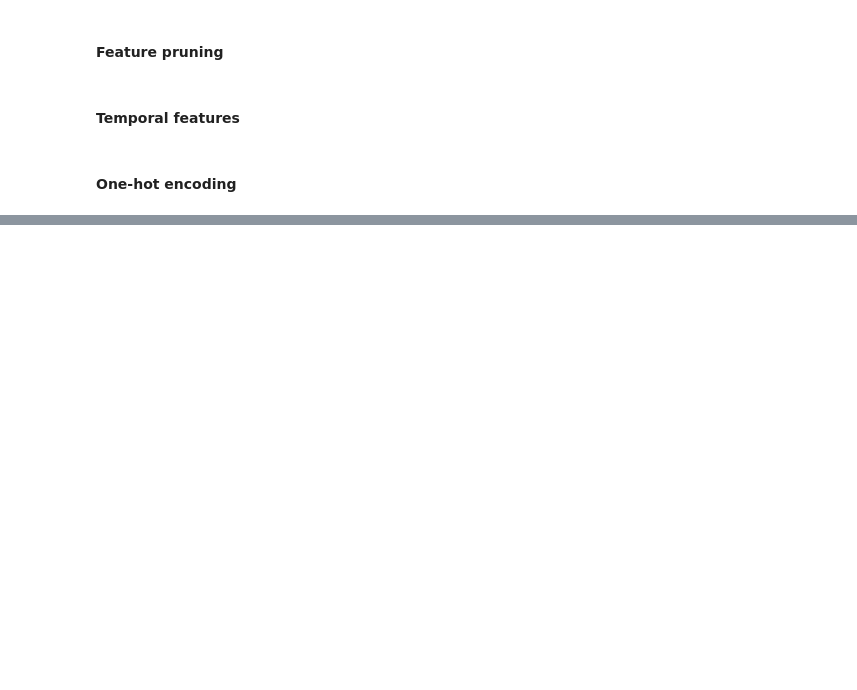
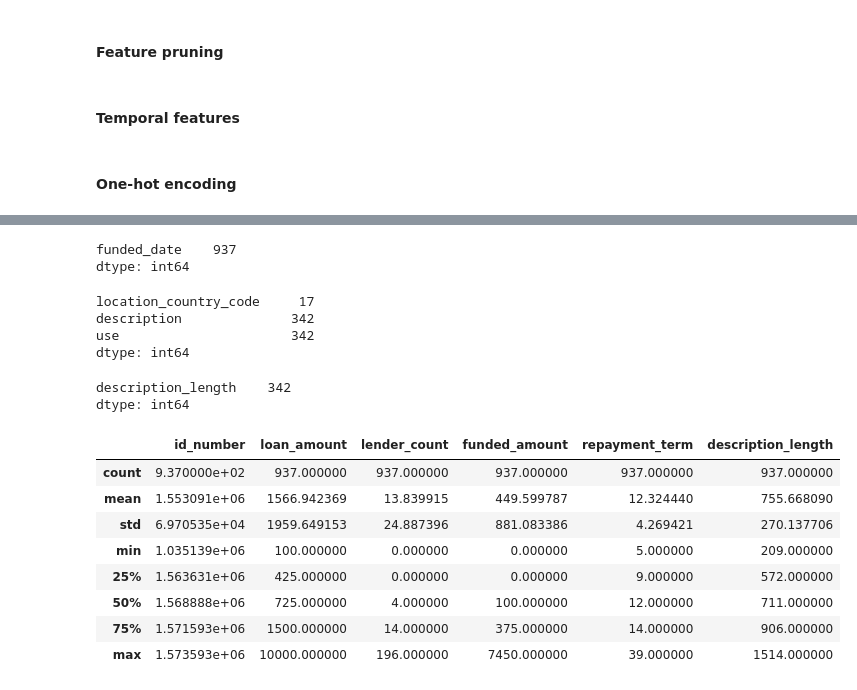
Before and after one commit to jenni4j/ML-from-scratch, a Jupyter notebook: EDA_Template.ipynb, the cells around one changed output, grey strips where cells are left out. Cells and saved outputs as stored; diff of their text form; code cells hidden in the pictures; blank space fills up the shorter version.

```diff
--- a/EDA_Template.ipynb
+++ b/EDA_Template.ipynb
@@ -364,0 +471,6 @@ df_test = df
+# %%
+df.dtypes
+df['funded_date'] = df['funded_date'].dt.tz_convert(None)
+time_columns = df.select_dtypes(include=['datetime64','timedelta64']).columns
+str_columns = df.select_dtypes(include=[object]).columns
+numeric_columns = df.select_dtypes(exclude=[object,'datetime64','timedelta64']).columns
@@ -364,0 +491,31 @@ df_test = df
+# %%
+df[time_columns].isnull().sum()[df[time_columns].isnull().sum()>0]
+# %% [output]
+funded_date    937
+dtype: int64
+# %%
+df[str_columns].isnull().sum()[df[str_columns].isnull().sum()>0]
+# %% [output]
+location_country_code     17
+description              342
+use                      342
+dtype: int64
+# %%
+df[numeric_columns].isnull().sum()[df[numeric_columns].isnull().sum()>0]
+# %% [output]
+description_length    342
+dtype: int64
+# %%
+# is there a systematic difference between null and non null values?
+
+df[df['funded_date'].isnull()].describe()
+# %% [output]
+|  | id_number | loan_amount | lender_count | funded_amount | repayment_term | description_length |
+| count | 9.370000e+02 | 937.000000 | 937.000000 | 937.000000 | 937.000000 | 937.000000 |
+| mean | 1.553091e+06 | 1566.942369 | 13.839915 | 449.599787 | 12.324440 | 755.668090 |
+| std | 6.970535e+04 | 1959.649153 | 24.887396 | 881.083386 | 4.269421 | 270.137706 |
+| min | 1.035139e+06 | 100.000000 | 0.000000 | 0.000000 | 5.000000 | 209.000000 |
+| 25% | 1.563631e+06 | 425.000000 | 0.000000 | 0.000000 | 9.000000 | 572.000000 |
+| 50% | 1.568888e+06 | 725.000000 | 4.000000 | 100.000000 | 12.000000 | 711.000000 |
+| 75% | 1.571593e+06 | 1500.000000 | 14.000000 | 375.000000 | 14.000000 | 906.000000 |
+| max | 1.573593e+06 | 10000.000000 | 196.000000 | 7450.000000 | 39.000000 | 1514.000000 |
```
Also changed, not shown: parts of 28 cells of this notebook, 1 other file.
